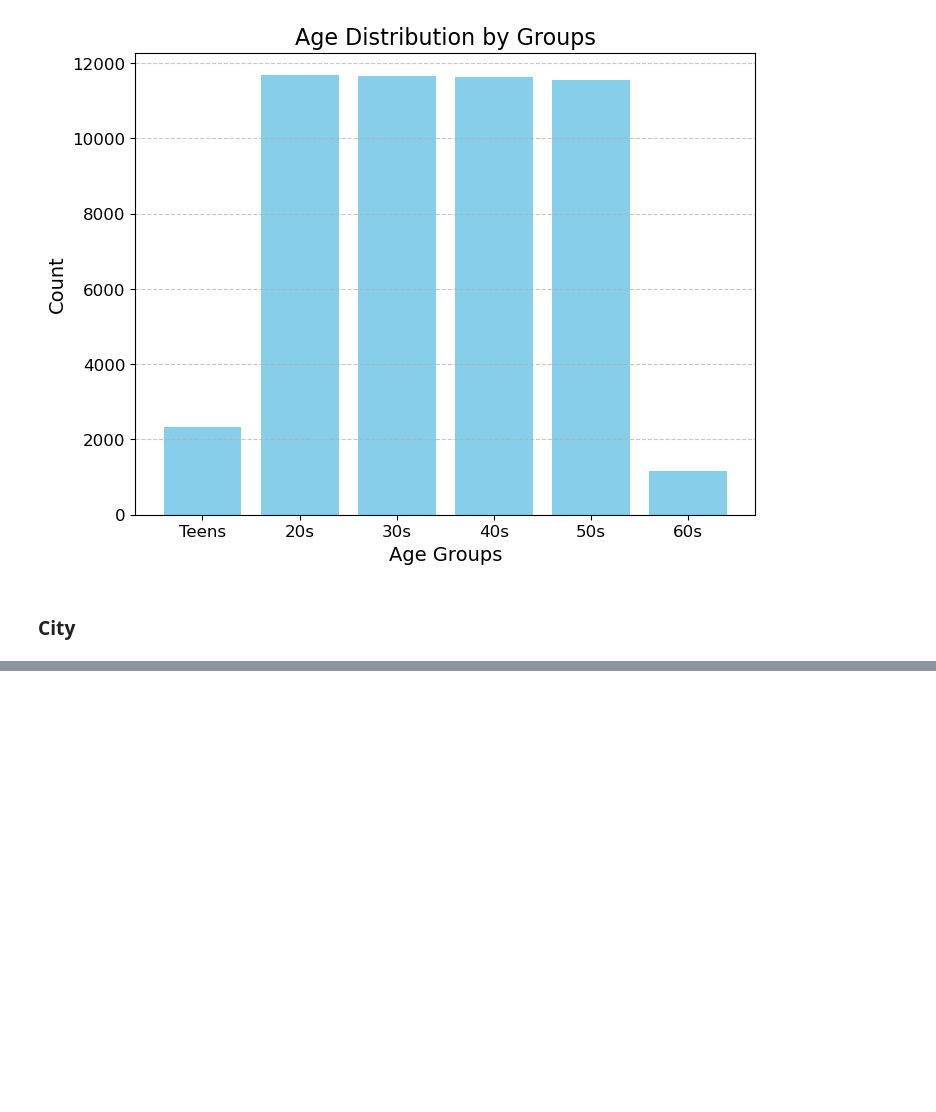
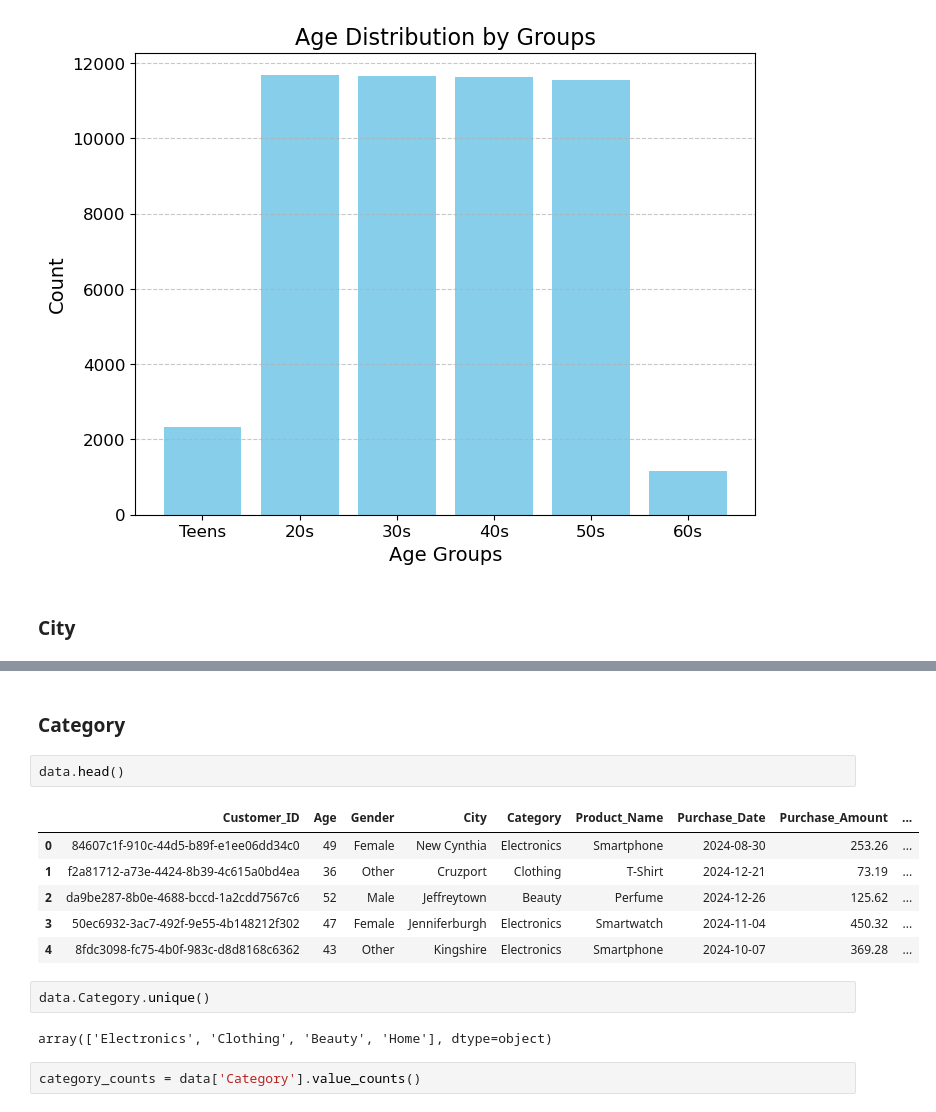
Before and after one commit to TheeLuke/Purchase-Behavior-Analysis, a Jupyter notebook: Purchase Behavior Analysis.ipynb, the cells around one changed output, grey strips where cells are left out. Saved outputs shown, nothing was run; the diff lists cells and outputs as text; blank space fills up the shorter version.

```diff
--- a/Purchase Behavior Analysis.ipynb
+++ b/Purchase Behavior Analysis.ipynb
@@ -157,0 +210,17 @@ Teens: 2338
+# %% [markdown]
+### Category
+# %%
+data.head()
+# %% [output]
+|  | Customer_ID | Age | Gender | City | Category | Product_Name | Purchase_Date | Purchase_Amount | ... |
+| 0 | 84607c1f-910c-44d5-b89f-e1ee06dd34c0 | 49 | Female | New Cynthia | Electronics | Smartphone | 2024-08-30 | 253.26 | ... |
+| 1 | f2a81712-a73e-4424-8b39-4c615a0bd4ea | 36 | Other | Cruzport | Clothing | T-Shirt | 2024-12-21 | 73.19 | ... |
+| 2 | da9be287-8b0e-4688-bccd-1a2cdd7567c6 | 52 | Male | Jeffreytown | Beauty | Perfume | 2024-12-26 | 125.62 | ... |
+| 3 | 50ec6932-3ac7-492f-9e55-4b148212f302 | 47 | Female | Jenniferburgh | Electronics | Smartwatch | 2024-11-04 | 450.32 | ... |
+| 4 | 8fdc3098-fc75-4b0f-983c-d8d8168c6362 | 43 | Other | Kingshire | Electronics | Smartphone | 2024-10-07 | 369.28 | ... |
+# %%
+data.Category.unique()
+# %% [output]
+array(['Electronics', 'Clothing', 'Beauty', 'Home'], dtype=object)
+# %%
+category_counts = data['Category'].value_counts()
```
Also changed, not shown: parts of 14 cells of this notebook.
